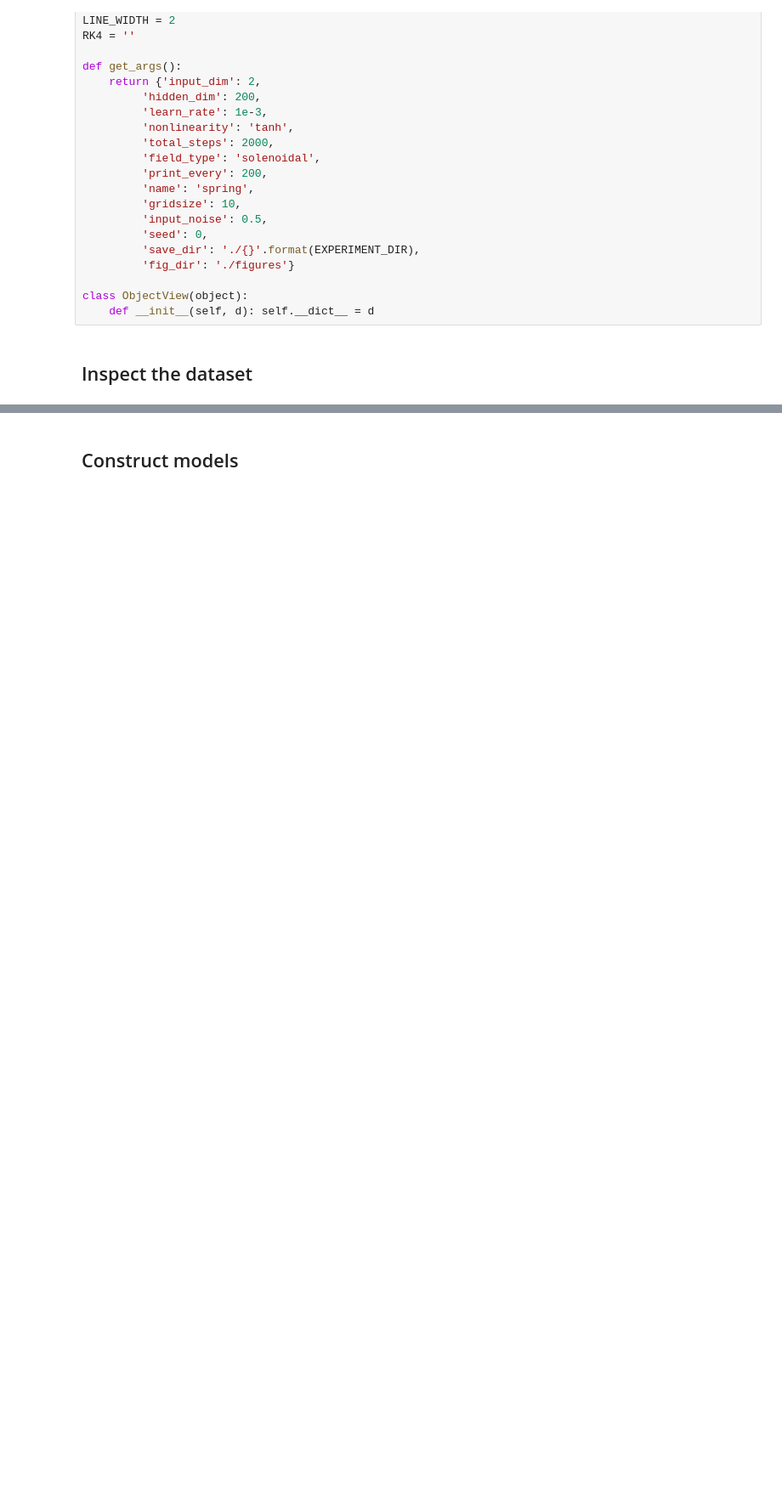
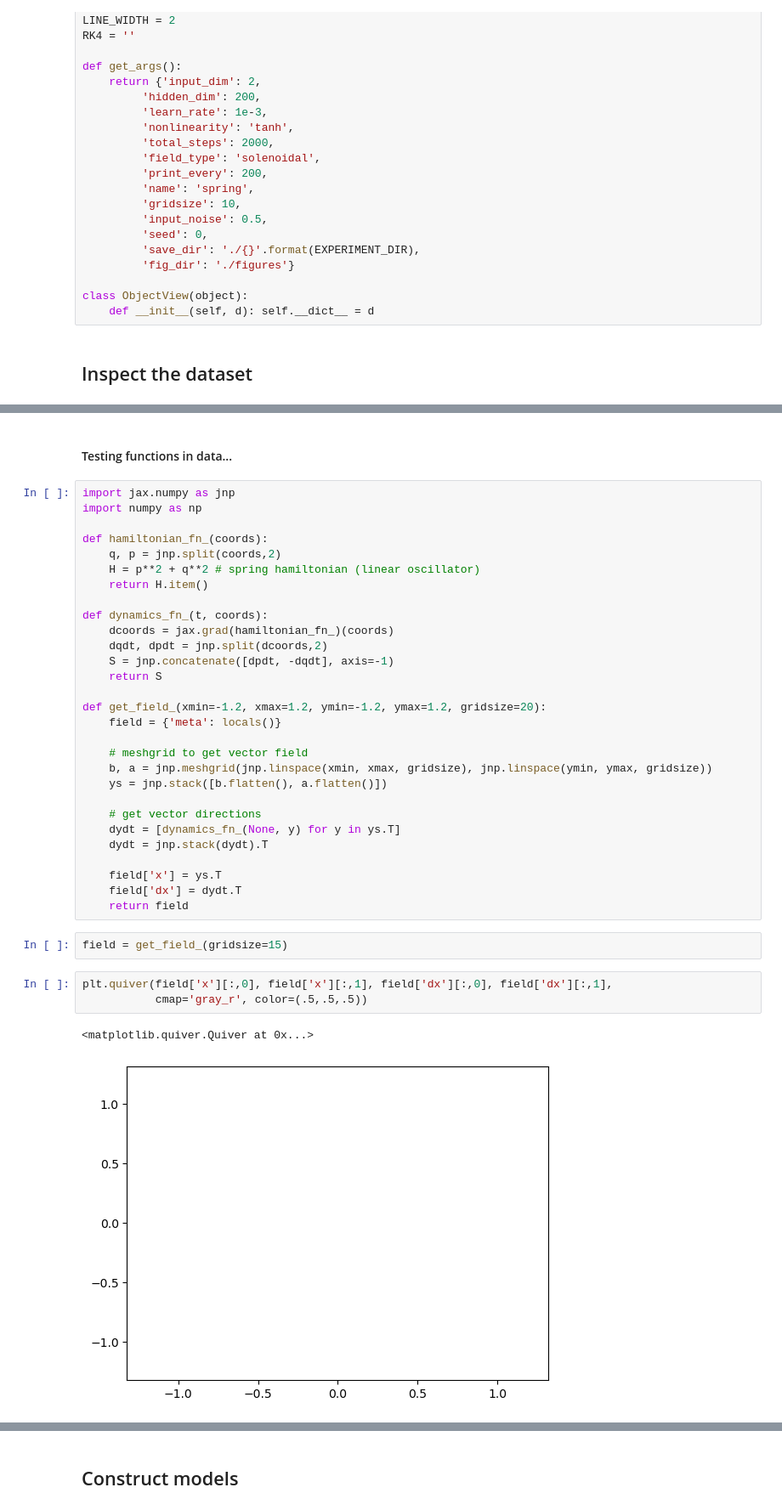
Before and after one commit to nranthony/hamiltonian-nn, a Jupyter notebook: analyze-spring.ipynb, the cells around one changed output, grey strips where cells are left out. Shown at 85% size. Saved outputs shown, nothing was run; the diff lists cells and outputs as text; blank space fills up the shorter version.

Commit message:
scratch grad testing

```diff
--- a/analyze-spring.ipynb
+++ b/analyze-spring.ipynb
@@ -49,0 +55,39 @@ class ObjectView(object):
+# %% [markdown]
+#### Testing functions in data...
+# %%
+import jax.numpy as jnp
+import numpy as np
+
+def hamiltonian_fn_(coords):
+    q, p = jnp.split(coords,2)
+    H = p**2 + q**2 # spring hamiltonian (linear oscillator)
+    return H.item()
+
+def dynamics_fn_(t, coords):
+    dcoords = jax.grad(hamiltonian_fn_)(coords)
+    dqdt, dpdt = jnp.split(dcoords,2)
+    S = jnp.concatenate([dpdt, -dqdt], axis=-1)
+    return S
+
+def get_field_(xmin=-1.2, xmax=1.2, ymin=-1.2, ymax=1.2, gridsize=20):
+    field = {'meta': locals()}
+
+    # meshgrid to get vector field
+    b, a = jnp.meshgrid(jnp.linspace(xmin, xmax, gridsize), jnp.linspace(ymin, ymax, gridsize))
+    ys = jnp.stack([b.flatten(), a.flatten()])
+
+    # get vector directions
+    dydt = [dynamics_fn_(None, y) for y in ys.T]
+    dydt = jnp.stack(dydt).T
+
+    field['x'] = ys.T
+    field['dx'] = dydt.T
+    return field
+# %%
+field = get_field_(gridsize=15)
+# %%
+plt.quiver(field['x'][:,0], field['x'][:,1], field['dx'][:,0], field['dx'][:,1],
+           cmap='gray_r', color=(.5,.5,.5))
+# %% [output]
+<matplotlib.quiver.Quiver at 0x...>
+[figure, added]
```
Also changed, not shown: parts of 4 cells of this notebook, 1 other file.
